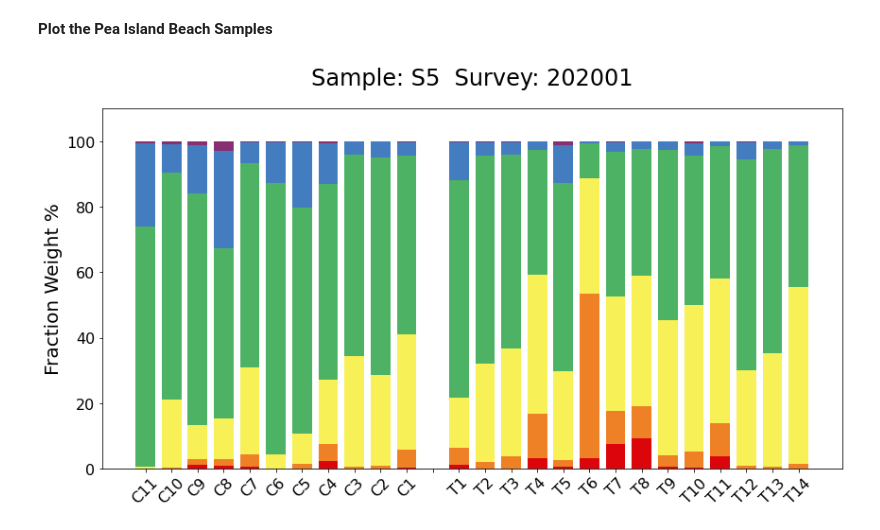
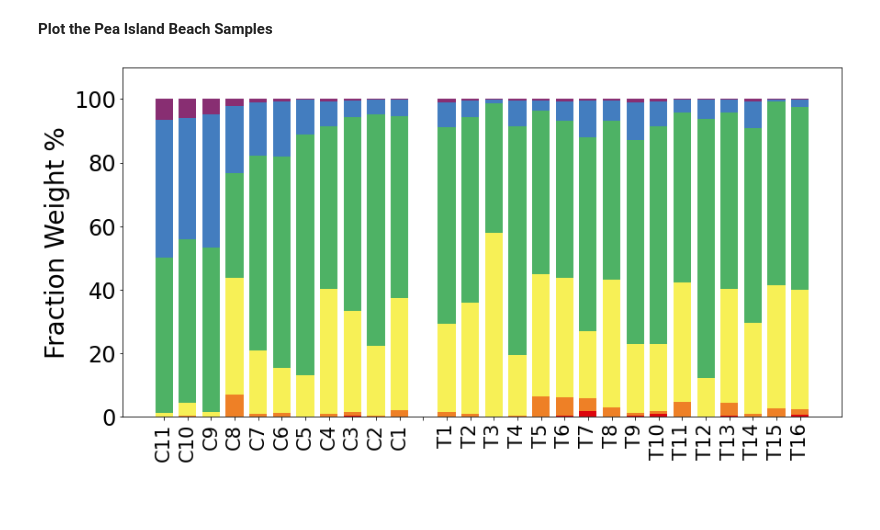
Before and after one commit to pjparis/USCRP_Nourishment_Study, a Jupyter notebook: notebooks/PlotGroup4_Sand_Distros_2020.ipynb, the cells around one changed output. Saved outputs shown, nothing was run; the diff lists cells and outputs as text; code cells hidden in the pictures; blank space fills up the shorter version.

```diff
--- a/notebooks/PlotGroup4_Sand_Distros_2020.ipynb
+++ b/notebooks/PlotGroup4_Sand_Distros_2020.ipynb
@@ -48,17 +48,17 @@ import matplotlib.pyplot as plt
 # %%
 ####################################################################################
 #datapath='/Users/paulp/GoogleDrive/projects/PeaIslandBeachMonitoring/data/xls/' # where your data is stored...
-datapath='../../data/2020_data/'
-fn='PINWR_JAN2020_SieveData.xlsx'         # excel spreadsheet
+datapath='../../../data/2020_data/'
+fn='PINWR_201407_GrainSizeWeights.csv' #'PINWR_JAN2020_SieveData.xlsx'         # excel spreadsheet
 
 # optional,
 controls_sheet = 'GrainSize_Control'
 treatment_sheet = 'GrainSize_Treatment'
 
-survey='202001'
-sample='S5'
+survey='201407'
+sample='S4'
 
-plotpath='../../plots_n_graphics/plotGroup4/' # where your plots end up...
+plotpath='../../../plots_n_graphics/plotGroup4/' # where your plots end up...
 ####################################################################################
 # %% [markdown]
 <h4>Load the data from the source spreadsheet to a pandas dataframe:</h4>
@@ -271,35 +235,35 @@ transects=['C11','C10','C9','C8','C7','C6','C5','C4','C3','C2','C1',' ','T1','T2
 labs=['Gravel','Very Coarse Sand','Coarse Sand','Medium Sand','Fine Sand','Very Fine Sand']
 
 # calc bottom positions for each sand fraction bar segment (it's a giant list!):
 # there must be a more elegant way to do this, but time is of the essence, so 'meathead' it is, for now...
 bots=[0, dfs['gravel'],
 [i+j for i,j in zip(dfs['gravel'],dfs['very coarse sand'])],
 [i+j+k for i,j,k in zip(dfs['gravel'],dfs['very coarse sand'],dfs['coarse sand'])],
 [sum(values) for values in zip(dfs['gravel'],dfs['very coarse sand'],dfs['coarse sand'],
                                dfs['medium sand'])],
 [sum(values) for values in zip(dfs['gravel'],dfs['very coarse sand'],dfs['coarse sand'],
                                dfs['medium sand'],dfs['fine sand'])]
 ]
 
 # set colors for the bar segments (rainbow):
 colrs=['#dc050c','#ee8026','#f7f056','#4eb265','#437dbf','#882e72']
 
 # and plot the thing!:
 for phi, bot, colr, lab  in zip(phis, bots, colrs, labs):
     sbp=ax1.bar(bar_l, dfs[phi], width=bw, bottom=bot, label=lab, alpha=1, color=colr)
 
 # set the x-axis ticks with names
-plt.xticks(tick_pos, transects, size=16, rotation=45 )
-plt.yticks(size=16)
+plt.xticks(tick_pos, transects, size=21, rotation=90 )     # textsize 16pt for publication
+plt.yticks(size=24)
 plt.ylim(0,110)
 plt.bbox_inches=2.0
 
 # label the plot and (optionally) save a copy of the plotted figure:
 #plt.xlabel('Transect')
-plt.ylabel('Fraction Weight %', size=20)
-plt.title('Sample: '+sample+'  Survey: '+survey, size=24, position=([0.5,1.05]))
+plt.ylabel('Fraction Weight %', size=28)
+#plt.title('Sample: '+sample+'  Survey: '+survey, size=24, position=([0.5,1.05]))
 #plt.legend(bbox_to_anchor=(1.15, 1.0))
 
 plt.savefig(plotpath+sample+'_'+survey+'_'+'StackedWtPercentFractions.jpeg', res=300)
 # %% [output]
-[figure, old version]
+[figure, new version]
```
Also changed, not shown: parts of 3 cells of this notebook, 1 other file.
